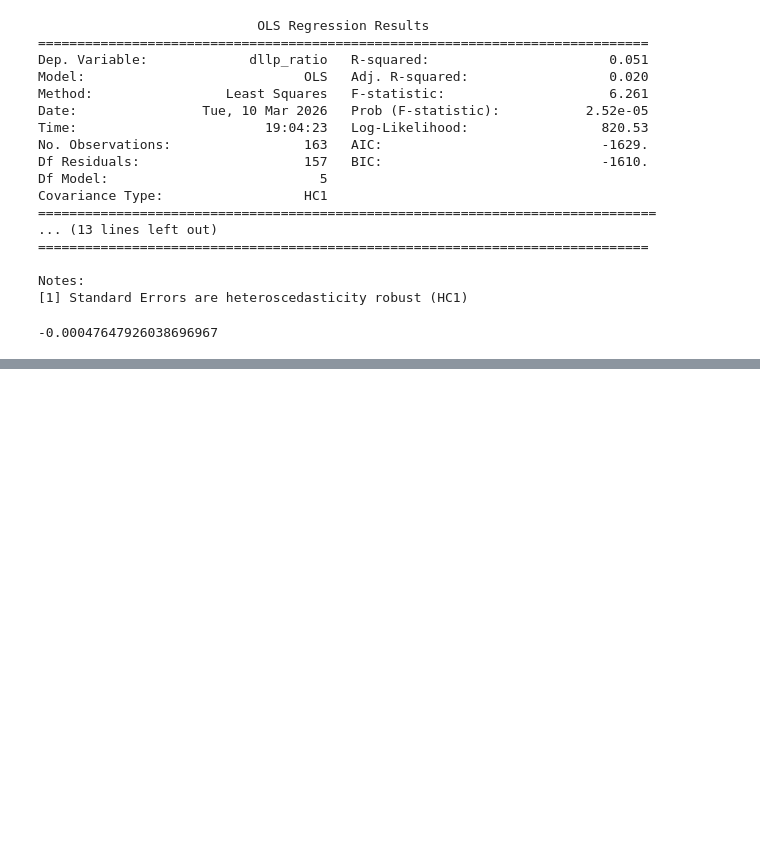
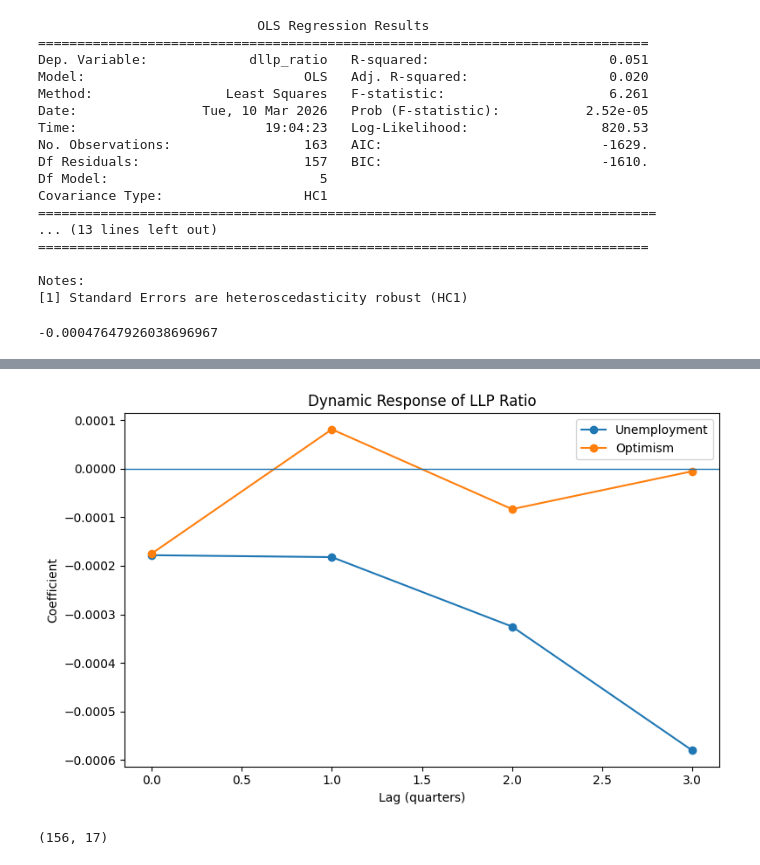
Before and after one commit to lukeroy007/4915_capstone, a Jupyter notebook: notebooks/02_eda.ipynb, the cells around one changed output, grey strips where cells are left out. Cells and saved outputs as stored; diff of their text form; code cells hidden in the pictures; blank space fills up the shorter version.

```diff
--- a/notebooks/02_eda.ipynb
+++ b/notebooks/02_eda.ipynb
@@ -285,0 +371,25 @@ sum(model_ratio.params[1:])
+# %%
+for k in range(0, 4):
+    df_diff[f"dunemp_lag{k}"] = df_diff["dunemp"].shift(k)
+    df_diff[f"dindpro_lag{k}"] = df_diff["dindpro"].shift(k)
+    df_diff[f"dspread_lag{k}"] = df_diff["dspread"].shift(k)
+    df_diff[f"doptimism_lag{k}"] = df_diff["doptimism"].shift(k)
+# %%
+# Regression dataset
+
+lag_vars = []
+
+for var in ["dunemp", "dindpro", "dspread", "doptimism"]:
+    for k in range(0, 4):
+        lag_vars.append(f"{var}_lag{k}")
+
+df_reg = df_diff[["dllp_ratio"] + lag_vars].dropna()
+# %%
+X = df_reg[lag_vars]
+X = sm.add_constant(X)
+
+y = df_reg["dllp_ratio"]
+
+model_multi = sm.OLS(y, X).fit(cov_type="HC1")
+
+print(model_multi.summary())
@@ -285,0 +414,36 @@ sum(model_ratio.params[1:])
+# %%
+import matplotlib.pyplot as plt
+
+lags = range(0, 4)
+
+coeffs_unemp = [model_multi.params[f"dunemp_lag{k}"] for k in lags]
+coeffs_opt = [model_multi.params[f"doptimism_lag{k}"] for k in lags]
+
+plt.figure(figsize=(8,5))
+plt.plot(lags, coeffs_unemp, marker='o', label="Unemployment")
+plt.plot(lags, coeffs_opt, marker='o', label="Optimism")
+
+plt.axhline(0, linewidth=1)
+plt.xlabel("Lag (quarters)")
+plt.ylabel("Coefficient")
+plt.title("Dynamic Response of LLP Ratio")
+plt.legend()
+
+plt.tight_layout()
+plt.show()
+# %% [output]
+[figure, added]
+# %%
+# Collect lag variables
+
+lag_vars = []
+for var in ["dunemp", "dindpro", "dspread", "doptimism"]:
+    for k in range(0, 4):
+        lag_vars.append(f"{var}_lag{k}")
+
+# Final regression dataset
+df_reg = df_diff[["dllp_ratio"] + lag_vars].dropna()
+
+print(df_reg.shape)
+# %% [output]
+(156, 17)
```
Also changed, not shown: parts of 12 cells of this notebook.
